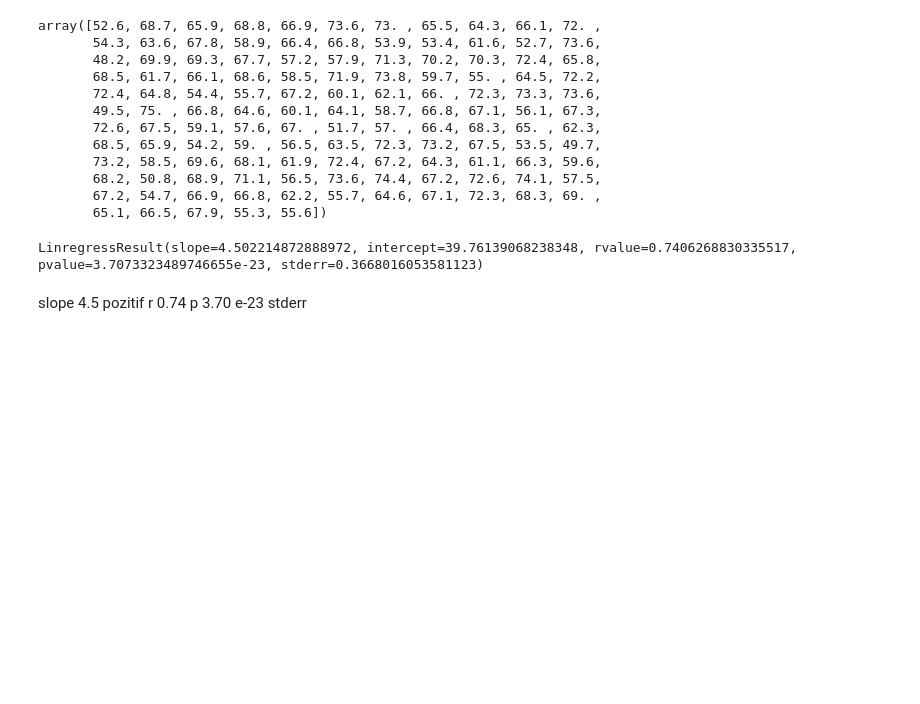
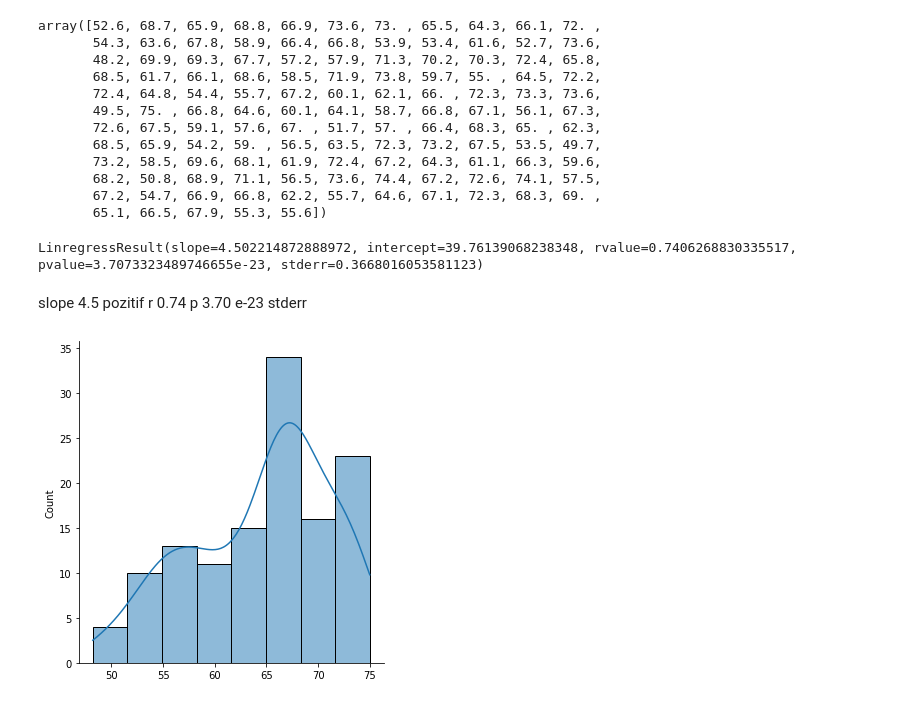
Before and after one commit to merdogan97/Statistics, a Jupyter notebook: Statistics_17_01_2022.ipynb, the cells around one changed output. Drawn from its saved outputs; the diff is of its cells as text; code cells hidden in the pictures; blank space fills up the shorter version.

```diff
--- a/Statistics_17_01_2022.ipynb
+++ b/Statistics_17_01_2022.ipynb
@@ -160,3 +160,7 @@ r 0.74
 p 3.70
 e-23
 stderr
+# %%
+sns.displot(life_exp,kde = True, kind = 'hist');
+# %% [output]
+[figure, added]
```
